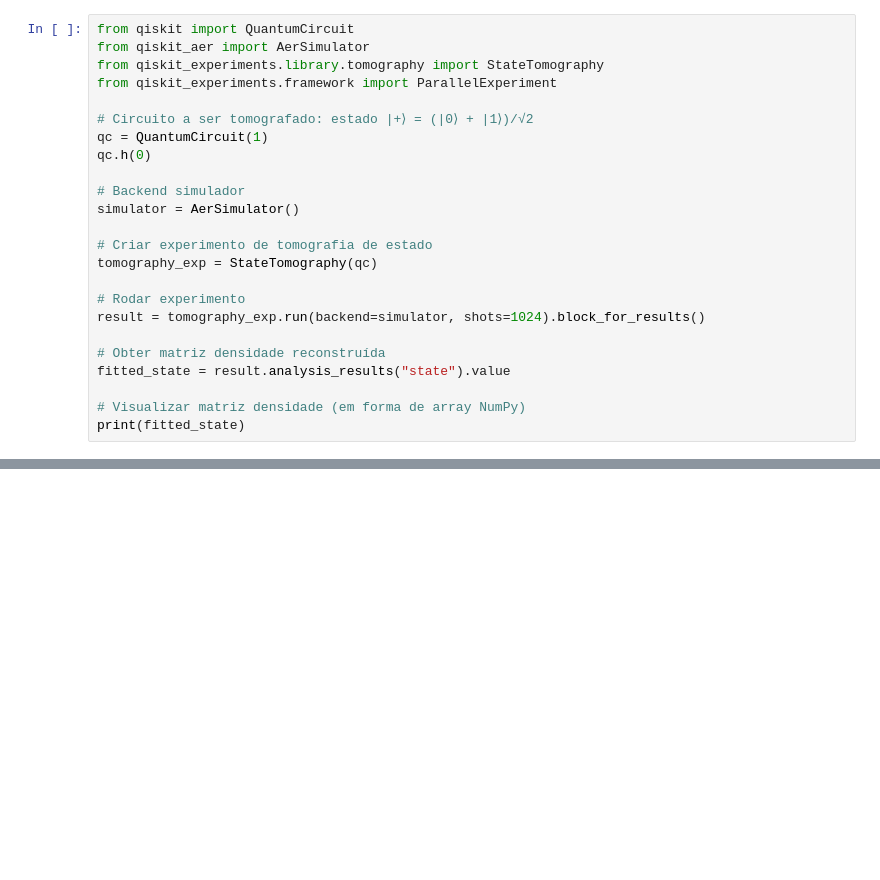
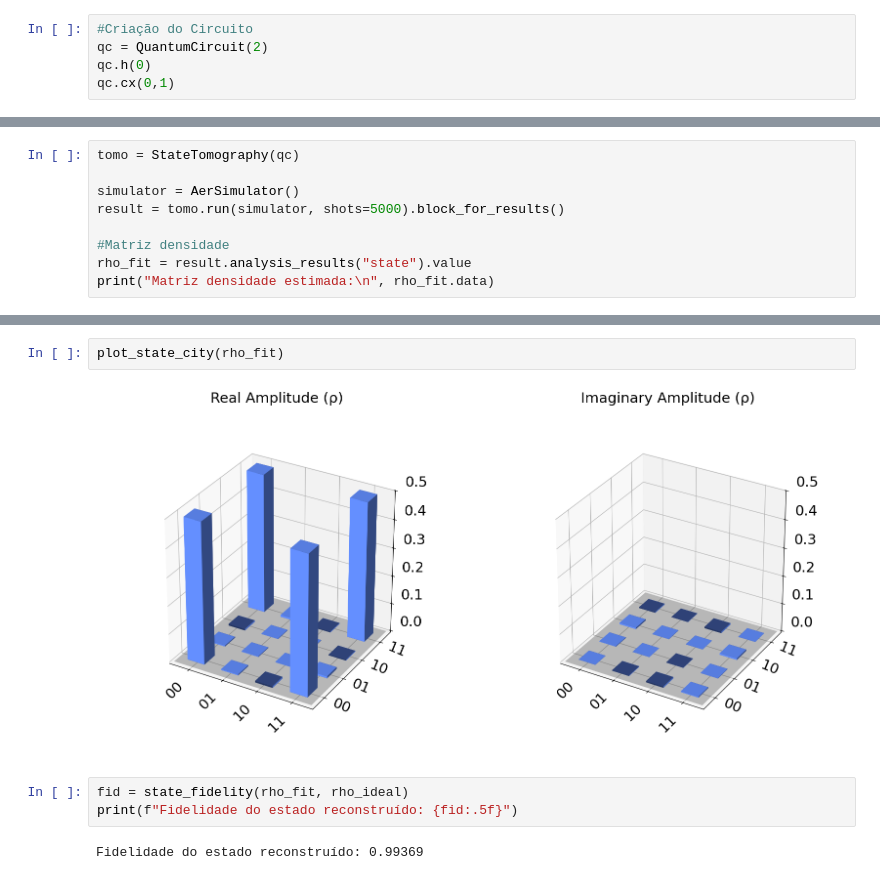
Before and after one commit to theianreis/Computa-o_qu-ntica, a Jupyter notebook: main/code/Tomografia_De_Estado/tomografia_de_um_estado.ipynb, the cells around one changed output, grey strips where cells are left out. Saved outputs shown, nothing was run; the diff lists cells and outputs as text; blank space fills up the shorter version.

```diff
--- a/main/code/Tomografia_De_Estado/tomografia_de_um_estado.ipynb
+++ b/main/code/Tomografia_De_Estado/tomografia_de_um_estado.ipynb
@@ -1,25 +8,6 @@
 # %%
-from qiskit import QuantumCircuit
-from qiskit_aer import AerSimulator
-from qiskit_experiments.library.tomography import StateTomography
-from qiskit_experiments.framework import ParallelExperiment
-
-# Circuito a ser tomografado: estado |+⟩ = (|0⟩ + |1⟩)/√2
-qc = QuantumCircuit(1)
+#Criação do Circuito
+qc = QuantumCircuit(2)
 qc.h(0)
-
-# Backend simulador
-simulator = AerSimulator()
-
-# Criar experimento de tomografia de estado
-tomography_exp = StateTomography(qc)
-
-# Rodar experimento
-result = tomography_exp.run(backend=simulator, shots=1024).block_for_results()
-
-# Obter matriz densidade reconstruída
-fitted_state = result.analysis_results("state").value
-
-# Visualizar matriz densidade (em forma de array NumPy)
-print(fitted_state)
+qc.cx(0,1)
 # %% [output]
@@ -26,0 +26,9 @@ ModuleNotFoundError: No module named 'qiskit.ignis'
+# %%
+tomo = StateTomography(qc)
+
+simulator = AerSimulator()
+result = tomo.run(simulator, shots=5000).block_for_results()
+
+#Matriz densidade
+rho_fit = result.analysis_results("state").value
+print("Matriz densidade estimada:\n", rho_fit.data)
@@ -26,0 +45,9 @@ ModuleNotFoundError: No module named 'qiskit.ignis'
+# %%
+plot_state_city(rho_fit)
+# %% [output]
+[figure, added]
+# %%
+fid = state_fidelity(rho_fit, rho_ideal)
+print(f"Fidelidade do estado reconstruído: {fid:.5f}")
+# %% [output]
+Fidelidade do estado reconstruído: 0.99369
```
Also changed, not shown: parts of 4 cells of this notebook, 2 other files.
